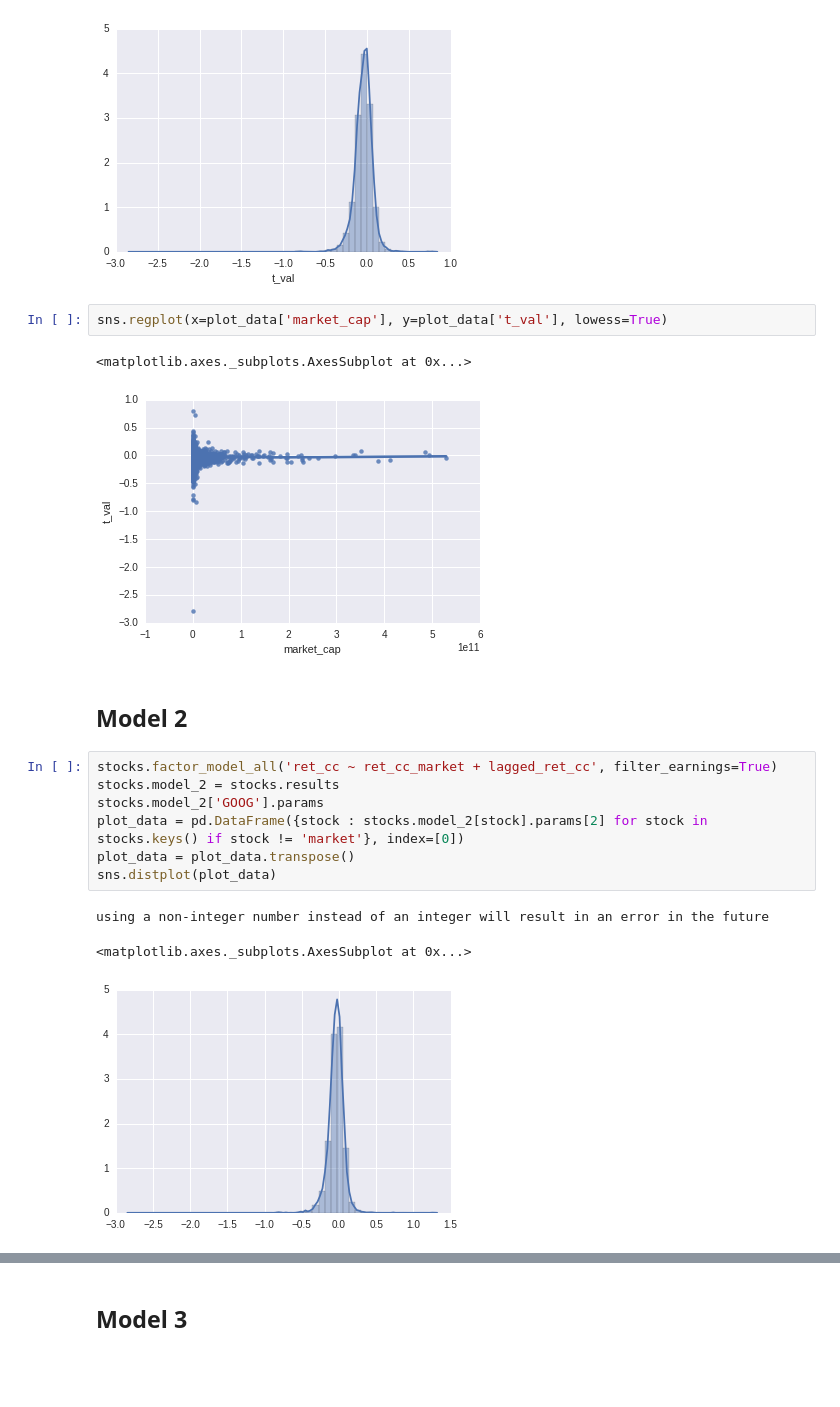
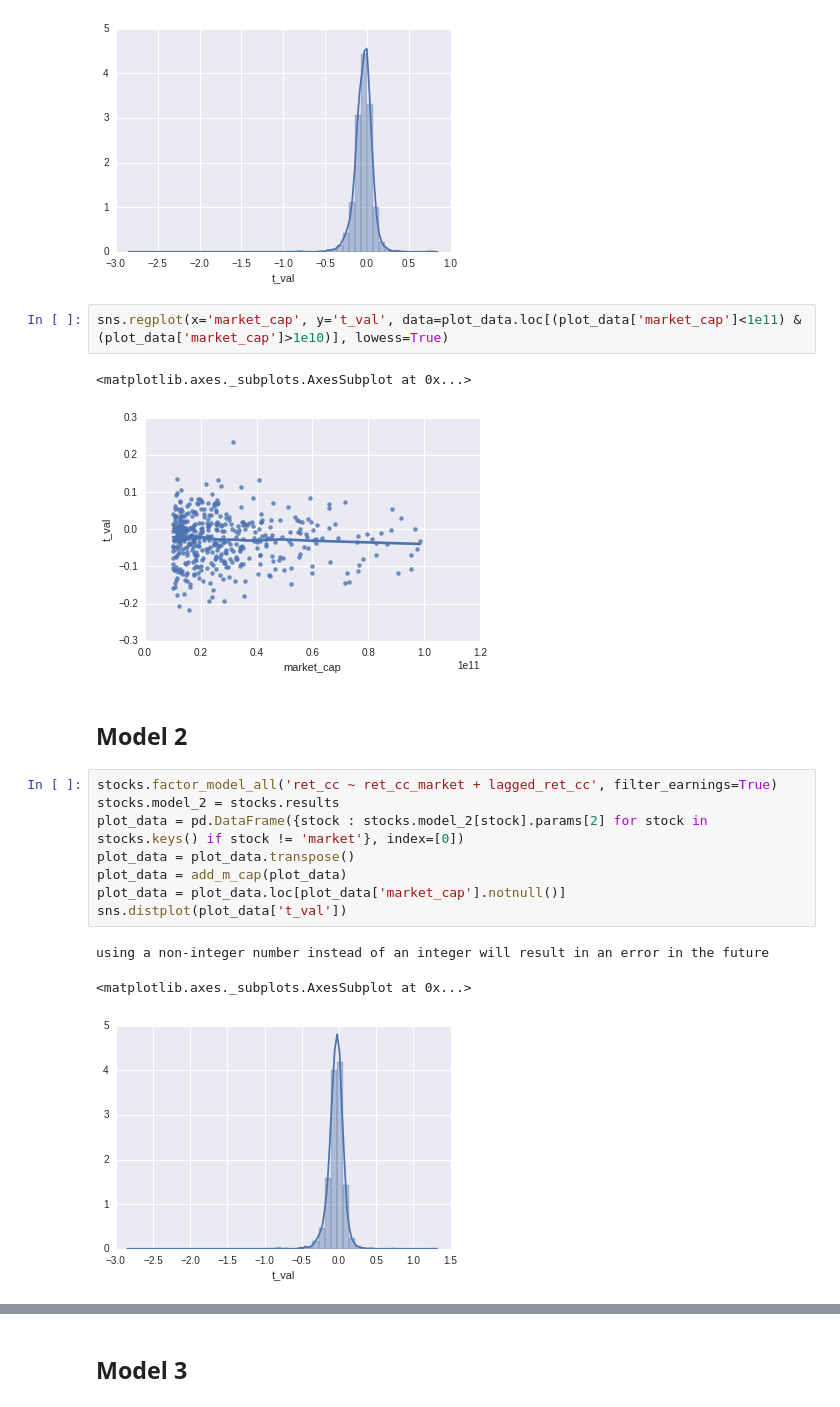
Before and after one commit to Anhmike/wmcm, a Jupyter notebook: ddm_tests/beta_full_universe.ipynb, the cells around one changed output, grey strips where cells are left out. Drawn from its saved outputs; the diff is of its cells as text; blank space fills up the shorter version.

Commit message:
Played with second model

```diff
--- a/ddm_tests/beta_full_universe.ipynb
+++ b/ddm_tests/beta_full_universe.ipynb
@@ -176,20 +176,21 @@ using a non-integer number instead of an integer will result in an error in the
 <matplotlib.axes._subplots.AxesSubplot at 0x...>
 [figure]
 # %%
-sns.regplot(x=plot_data['market_cap'], y=plot_data['t_val'], lowess=True)
+sns.regplot(x='market_cap', y='t_val', data=plot_data.loc[(plot_data['market_cap']<1e11) & (plot_data['market_cap']>1e10)], lowess=True)
 # %% [output]
 <matplotlib.axes._subplots.AxesSubplot at 0x...>
-[figure, old version]
+[figure, new version]
 # %% [markdown]
 ## Model 2
 # %%
 stocks.factor_model_all('ret_cc ~ ret_cc_market + lagged_ret_cc', filter_earnings=True)
 stocks.model_2 = stocks.results
-stocks.model_2['GOOG'].params
 plot_data = pd.DataFrame({stock : stocks.model_2[stock].params[2] for stock in stocks.keys() if stock != 'market'}, index=[0])
 plot_data = plot_data.transpose()
-sns.distplot(plot_data)
+plot_data = add_m_cap(plot_data)
+plot_data = plot_data.loc[plot_data['market_cap'].notnull()]
+sns.distplot(plot_data['t_val'])
 # %% [output]
 using a non-integer number instead of an integer will result in an error in the future
 <matplotlib.axes._subplots.AxesSubplot at 0x...>
-[figure, old version]
+[figure, new version]
```
Also changed, not shown: parts of 1 cell of this notebook, 2 other files.
